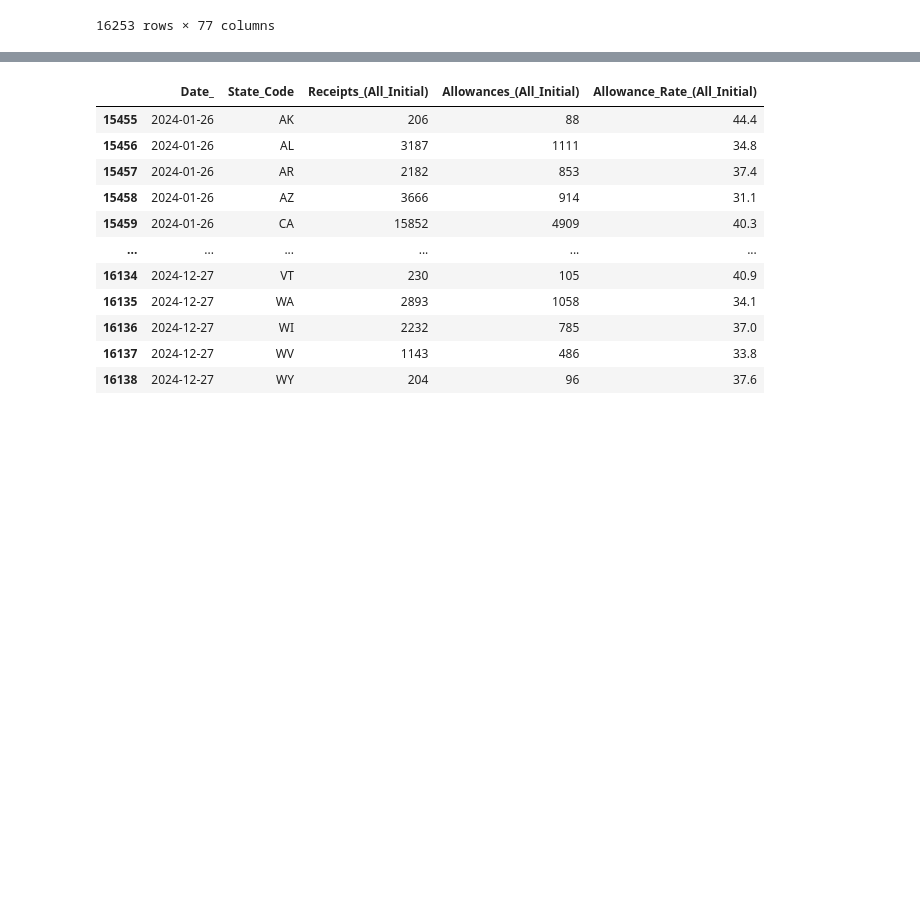
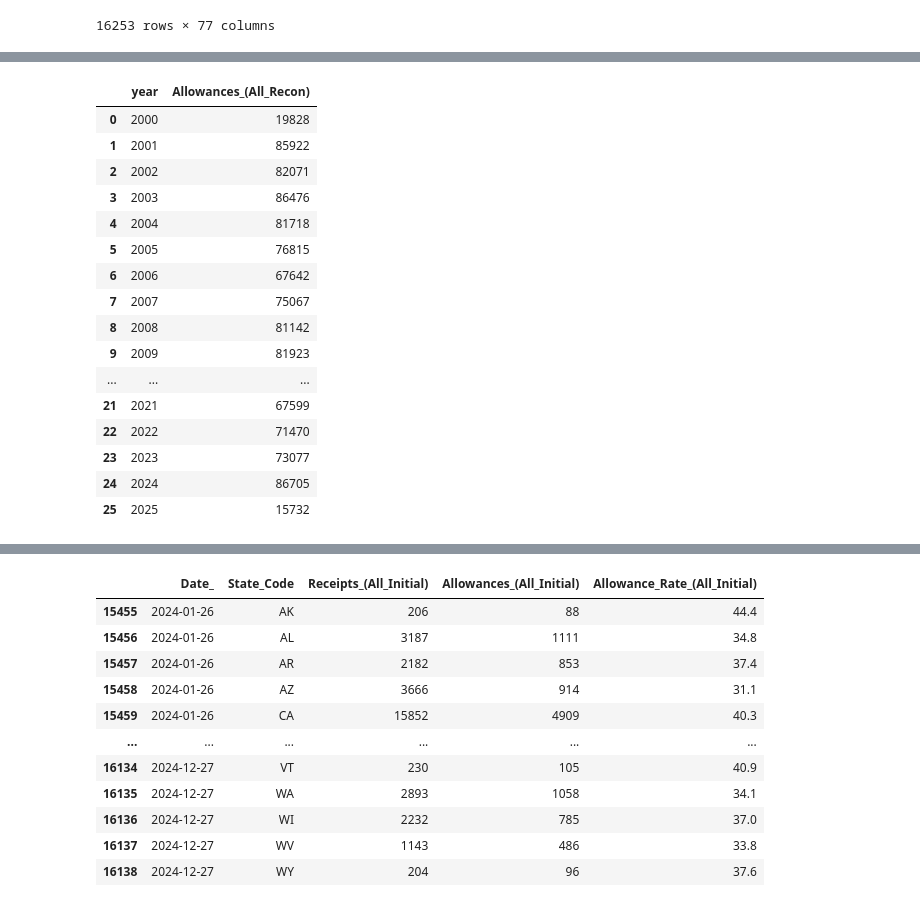
Before and after one commit to ananyabchetia/disabilityssi, a Jupyter notebook: disabilities.ipynb, the cells around one changed output, grey strips where cells are left out. Drawn from its saved outputs; the diff is of its cells as text; code cells hidden in the pictures; blank space fills up the shorter version.

```diff
--- a/disabilities.ipynb
+++ b/disabilities.ipynb
@@ -128,0 +178,21 @@ df
+# %%
+df_recon = df.groupby('year')[['Allowances_(All_Recon)']].sum().reset_index()
+df_recon
+# %% [output]
+|  | year | Allowances_(All_Recon) |
+| 0 | 2000 | 19828 |
+| 1 | 2001 | 85922 |
+| 2 | 2002 | 82071 |
+| 3 | 2003 | 86476 |
+| 4 | 2004 | 81718 |
+| 5 | 2005 | 76815 |
+| 6 | 2006 | 67642 |
+| 7 | 2007 | 75067 |
+| 8 | 2008 | 81142 |
+| 9 | 2009 | 81923 |
+| ... | ... | ... |
+| 21 | 2021 | 67599 |
+| 22 | 2022 | 71470 |
+| 23 | 2023 | 73077 |
+| 24 | 2024 | 86705 |
+| 25 | 2025 | 15732 |
```
Also changed, not shown: parts of 8 cells of this notebook, 8 other files.
